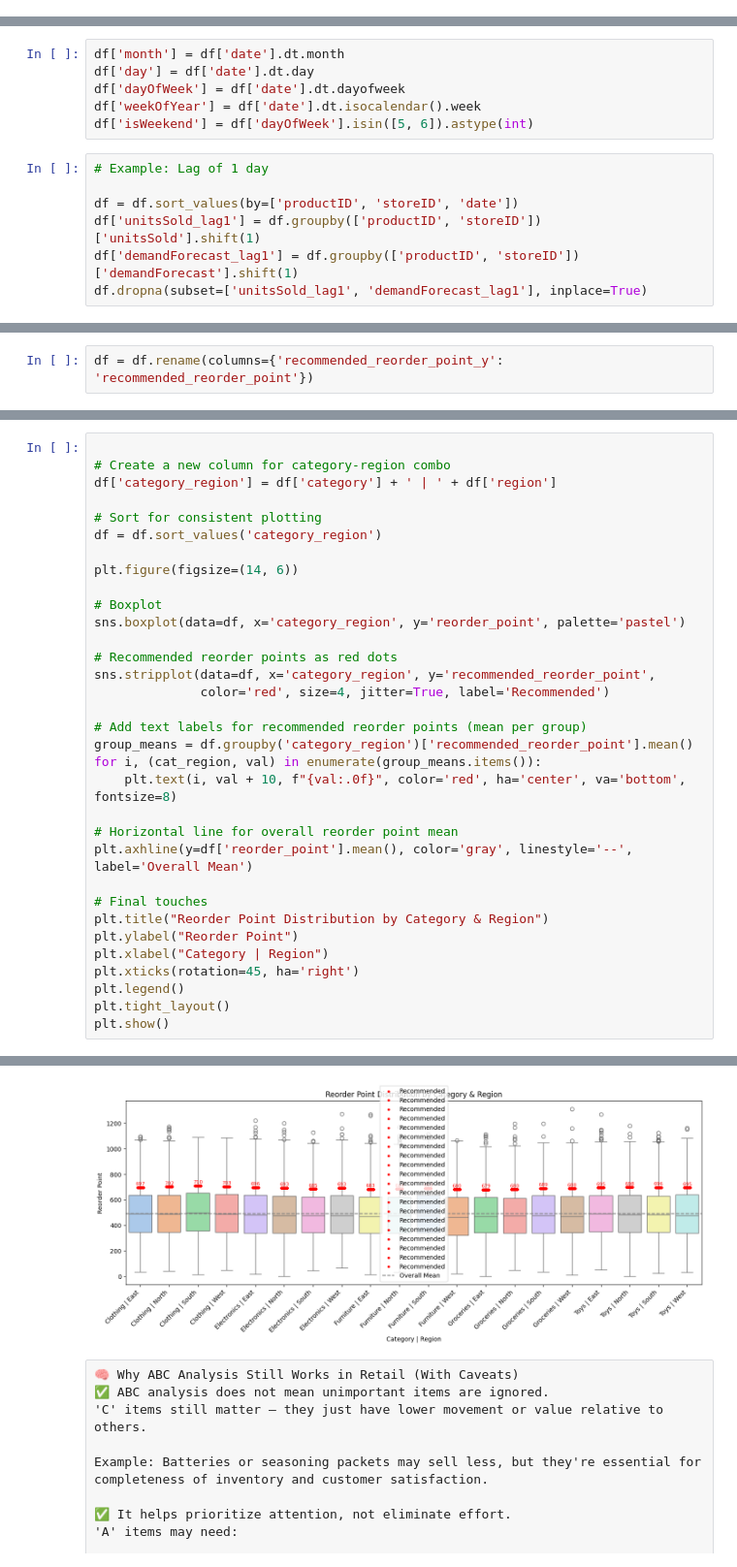
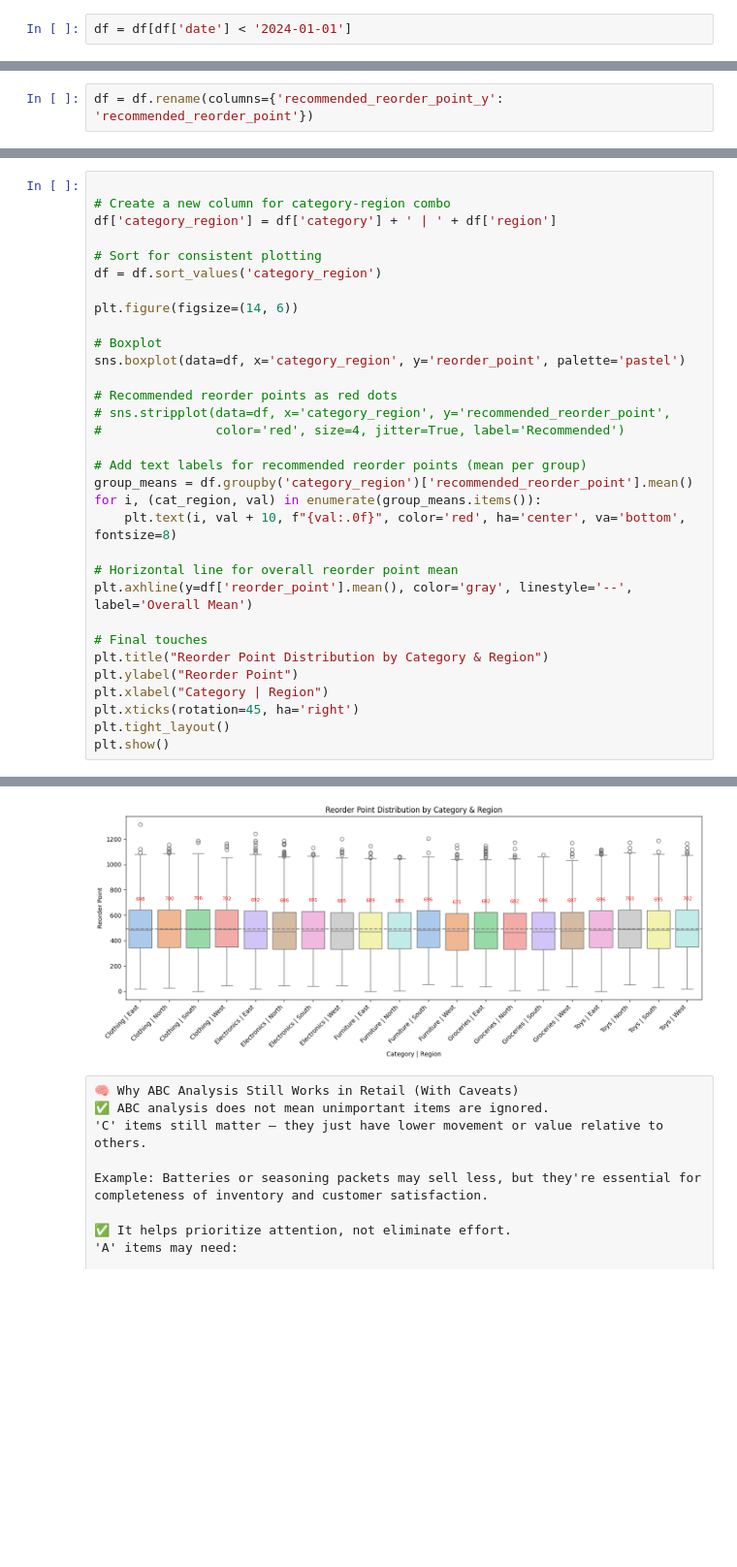
Before and after one commit to imdeadlock/Inventory_Optimization, a Jupyter notebook: Inventory.ipynb, the cells around one changed output, grey strips where cells are left out. Shown at 97% size. Cells and saved outputs as stored; diff of their text form; blank space fills up the shorter version.

```diff
--- a/Inventory.ipynb
+++ b/Inventory.ipynb
@@ -154,3 +169,5 @@ df['date'] = pd.to_datetime(df['date'])
+# %%
+df = df[df['date'] < '2024-01-01']
 # %%
 df.hist(figsize=(15,8))
 # %% [output]
@@ -391,16 +408,3 @@ seasonality                  object
 dtype: object
 # %% [markdown]
 # Feature Engineering & Preprocessing
-# %%
-df['month'] = df['date'].dt.month
-df['day'] = df['date'].dt.day
-df['dayOfWeek'] = df['date'].dt.dayofweek
-df['weekOfYear'] = df['date'].dt.isocalendar().week
-df['isWeekend'] = df['dayOfWeek'].isin([5, 6]).astype(int)
-# %%
-# Example: Lag of 1 day
-
-df = df.sort_values(by=['productID', 'storeID', 'date'])
-df['unitsSold_lag1'] = df.groupby(['productID', 'storeID'])['unitsSold'].shift(1)
-df['demandForecast_lag1'] = df.groupby(['productID', 'storeID'])['demandForecast'].shift(1)
-df.dropna(subset=['unitsSold_lag1', 'demandForecast_lag1'], inplace=True)
@@ -1140,37 +1264,36 @@ df['category_region'] = df['category'] + ' | ' + df['region']
 
 # Sort for consistent plotting
 df = df.sort_values('category_region')
 
 plt.figure(figsize=(14, 6))
 
 # Boxplot
 sns.boxplot(data=df, x='category_region', y='reorder_point', palette='pastel')
 
 # Recommended reorder points as red dots
-sns.stripplot(data=df, x='category_region', y='recommended_reorder_point',
-              color='red', size=4, jitter=True, label='Recommended')
+# sns.stripplot(data=df, x='category_region', y='recommended_reorder_point',
+#               color='red', size=4, jitter=True, label='Recommended')
 
 # Add text labels for recommended reorder points (mean per group)
 group_means = df.groupby('category_region')['recommended_reorder_point'].mean()
 for i, (cat_region, val) in enumerate(group_means.items()):
     plt.text(i, val + 10, f"{val:.0f}", color='red', ha='center', va='bottom', fontsize=8)
 
 # Horizontal line for overall reorder point mean
 plt.axhline(y=df['reorder_point'].mean(), color='gray', linestyle='--', label='Overall Mean')
 
 # Final touches
 plt.title("Reorder Point Distribution by Category & Region")
 plt.ylabel("Reorder Point")
 plt.xlabel("Category | Region")
 plt.xticks(rotation=45, ha='right')
-plt.legend()
 plt.tight_layout()
 plt.show()
 # %% [output]
 Passing `palette` without assigning `hue` is deprecated and will be removed in v0.14.0. Assign the `x` variable to `hue` and set `legend=False` for the same effect.
 
   sns.boxplot(data=df, x='category_region', y='reorder_point', palette='pastel')
-[figure, old version]
+[figure, new version]
 # %% [raw]
 🧠 Why ABC Analysis Still Works in Retail (With Caveats)
 ✅ ABC analysis does not mean unimportant items are ignored.
```
Also changed, not shown: parts of 54 cells of this notebook.
